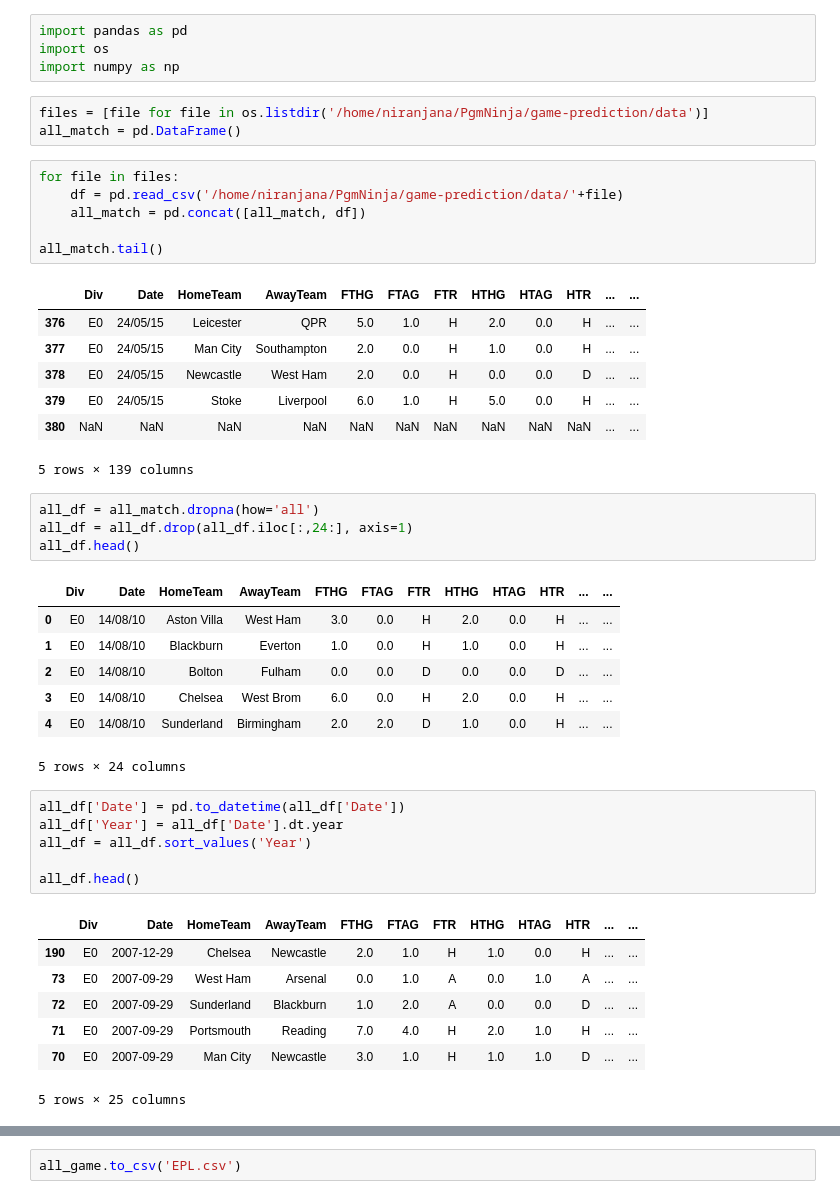
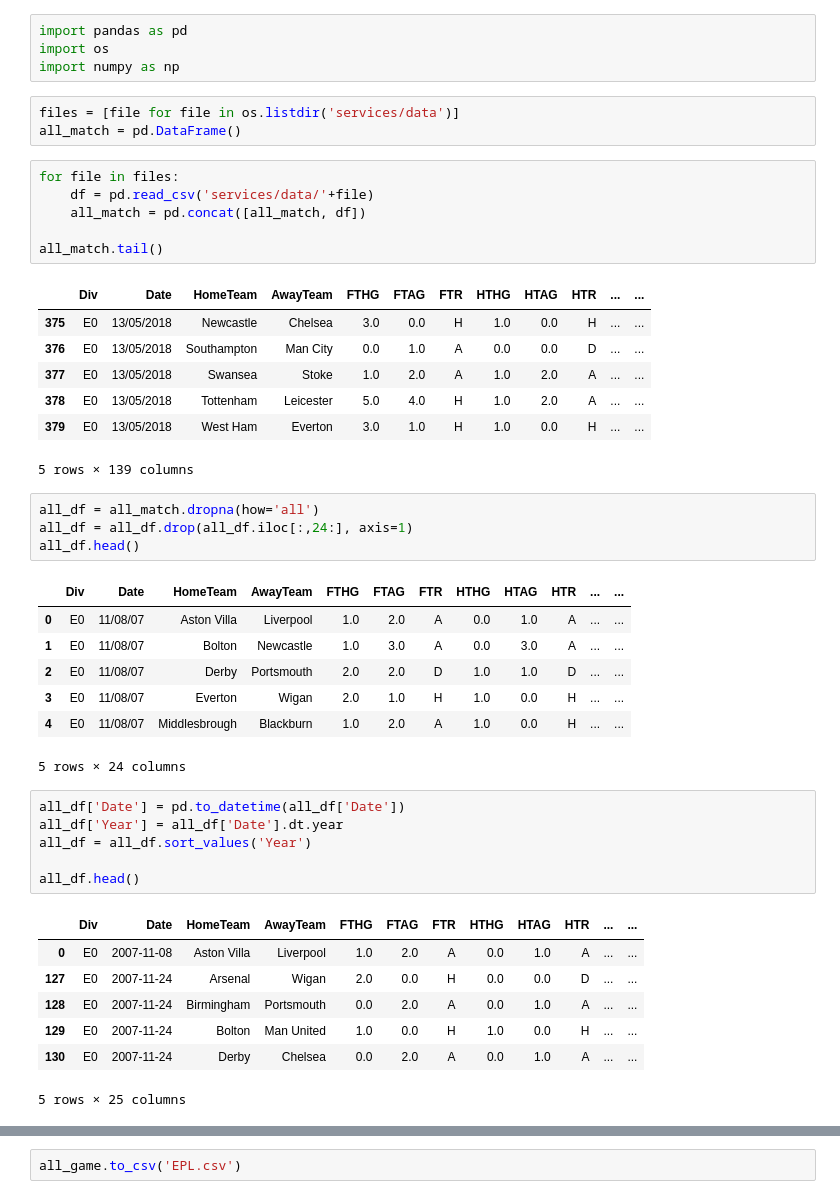
Before and after one commit to PgmNinja/game-prediction, a Jupyter notebook: game_analysis_ml.ipynb, the cells around one changed output, grey strips where cells are left out. Saved outputs shown, nothing was run; the diff lists cells and outputs as text.

```diff
--- a/game_analysis_ml.ipynb
+++ b/game_analysis_ml.ipynb
@@ -3,21 +3,21 @@ import pandas as pd
 import os
 import numpy as np
 # %%
-files = [file for file in os.listdir('/home/niranjana/PgmNinja/game-prediction/data')]
+files = [file for file in os.listdir('services/data')]
 all_match = pd.DataFrame()
 # %%
 for file in files:
-    df = pd.read_csv('/home/niranjana/PgmNinja/game-prediction/data/'+file)
+    df = pd.read_csv('services/data/'+file)
     all_match = pd.concat([all_match, df])
 
 all_match.tail()
 # %% [output]
 |  | Div | Date | HomeTeam | AwayTeam | FTHG | FTAG | FTR | HTHG | HTAG | HTR | ... | ... |
-| 376 | E0 | 24/05/15 | Leicester | QPR | 5.0 | 1.0 | H | 2.0 | 0.0 | H | ... | ... |
-| 377 | E0 | 24/05/15 | Man City | Southampton | 2.0 | 0.0 | H | 1.0 | 0.0 | H | ... | ... |
-| 378 | E0 | 24/05/15 | Newcastle | West Ham | 2.0 | 0.0 | H | 0.0 | 0.0 | D | ... | ... |
-| 379 | E0 | 24/05/15 | Stoke | Liverpool | 6.0 | 1.0 | H | 5.0 | 0.0 | H | ... | ... |
-| 380 | NaN | NaN | NaN | NaN | NaN | NaN | NaN | NaN | NaN | NaN | ... | ... |
+| 375 | E0 | 13/05/2018 | Newcastle | Chelsea | 3.0 | 0.0 | H | 1.0 | 0.0 | H | ... | ... |
+| 376 | E0 | 13/05/2018 | Southampton | Man City | 0.0 | 1.0 | A | 0.0 | 0.0 | D | ... | ... |
+| 377 | E0 | 13/05/2018 | Swansea | Stoke | 1.0 | 2.0 | A | 1.0 | 2.0 | A | ... | ... |
+| 378 | E0 | 13/05/2018 | Tottenham | Leicester | 5.0 | 4.0 | H | 1.0 | 2.0 | A | ... | ... |
+| 379 | E0 | 13/05/2018 | West Ham | Everton | 3.0 | 1.0 | H | 1.0 | 0.0 | H | ... | ... |
 5 rows × 139 columns
 # %%
 all_df = all_match.dropna(how='all')
@@ -25,11 +25,11 @@ all_df = all_df.drop(all_df.iloc[:,24:], axis=1)
 all_df.head()
 # %% [output]
 |  | Div | Date | HomeTeam | AwayTeam | FTHG | FTAG | FTR | HTHG | HTAG | HTR | ... | ... |
-| 0 | E0 | 14/08/10 | Aston Villa | West Ham | 3.0 | 0.0 | H | 2.0 | 0.0 | H | ... | ... |
-| 1 | E0 | 14/08/10 | Blackburn | Everton | 1.0 | 0.0 | H | 1.0 | 0.0 | H | ... | ... |
-| 2 | E0 | 14/08/10 | Bolton | Fulham | 0.0 | 0.0 | D | 0.0 | 0.0 | D | ... | ... |
-| 3 | E0 | 14/08/10 | Chelsea | West Brom | 6.0 | 0.0 | H | 2.0 | 0.0 | H | ... | ... |
-| 4 | E0 | 14/08/10 | Sunderland | Birmingham | 2.0 | 2.0 | D | 1.0 | 0.0 | H | ... | ... |
+| 0 | E0 | 11/08/07 | Aston Villa | Liverpool | 1.0 | 2.0 | A | 0.0 | 1.0 | A | ... | ... |
+| 1 | E0 | 11/08/07 | Bolton | Newcastle | 1.0 | 3.0 | A | 0.0 | 3.0 | A | ... | ... |
+| 2 | E0 | 11/08/07 | Derby | Portsmouth | 2.0 | 2.0 | D | 1.0 | 1.0 | D | ... | ... |
+| 3 | E0 | 11/08/07 | Everton | Wigan | 2.0 | 1.0 | H | 1.0 | 0.0 | H | ... | ... |
+| 4 | E0 | 11/08/07 | Middlesbrough | Blackburn | 1.0 | 2.0 | A | 1.0 | 0.0 | H | ... | ... |
 5 rows × 24 columns
 # %%
 all_df['Date'] = pd.to_datetime(all_df['Date'])
@@ -39,11 +39,11 @@ all_df = all_df.sort_values('Year')
 all_df.head()
 # %% [output]
 |  | Div | Date | HomeTeam | AwayTeam | FTHG | FTAG | FTR | HTHG | HTAG | HTR | ... | ... |
-| 190 | E0 | 2007-12-29 | Chelsea | Newcastle | 2.0 | 1.0 | H | 1.0 | 0.0 | H | ... | ... |
-| 73 | E0 | 2007-09-29 | West Ham | Arsenal | 0.0 | 1.0 | A | 0.0 | 1.0 | A | ... | ... |
-| 72 | E0 | 2007-09-29 | Sunderland | Blackburn | 1.0 | 2.0 | A | 0.0 | 0.0 | D | ... | ... |
-| 71 | E0 | 2007-09-29 | Portsmouth | Reading | 7.0 | 4.0 | H | 2.0 | 1.0 | H | ... | ... |
-| 70 | E0 | 2007-09-29 | Man City | Newcastle | 3.0 | 1.0 | H | 1.0 | 1.0 | D | ... | ... |
+| 0 | E0 | 2007-11-08 | Aston Villa | Liverpool | 1.0 | 2.0 | A | 0.0 | 1.0 | A | ... | ... |
+| 127 | E0 | 2007-11-24 | Arsenal | Wigan | 2.0 | 0.0 | H | 0.0 | 0.0 | D | ... | ... |
+| 128 | E0 | 2007-11-24 | Birmingham | Portsmouth | 0.0 | 2.0 | A | 0.0 | 1.0 | A | ... | ... |
+| 129 | E0 | 2007-11-24 | Bolton | Man United | 1.0 | 0.0 | H | 1.0 | 0.0 | H | ... | ... |
+| 130 | E0 | 2007-11-24 | Derby | Chelsea | 0.0 | 2.0 | A | 0.0 | 1.0 | A | ... | ... |
 5 rows × 25 columns
 # %%
 all_df = all_df.sort_values('Year', ascending=False)
```
Also changed, not shown: parts of 7 cells of this notebook, 20 other files.
